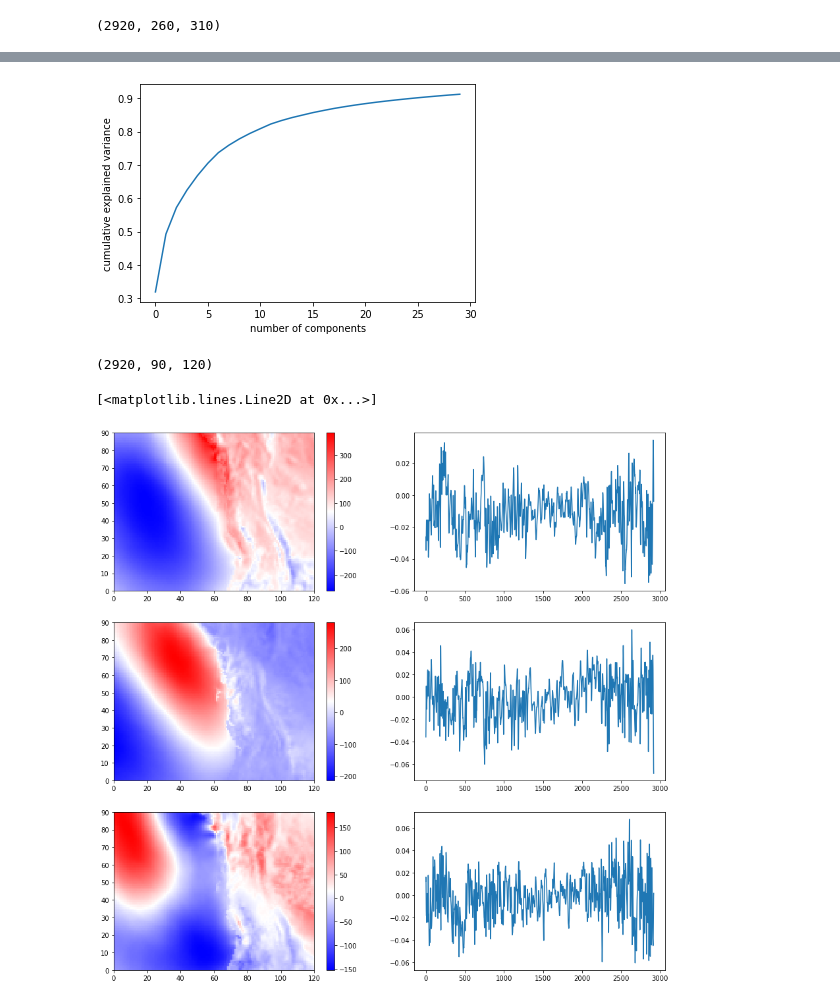
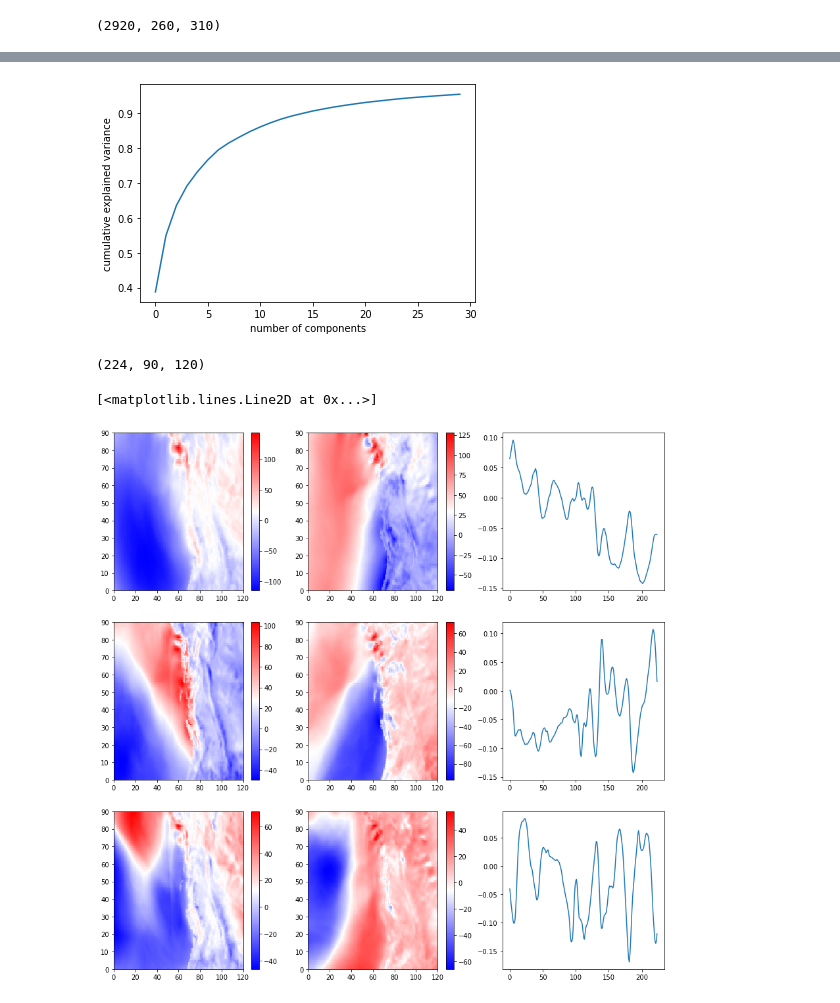
Before and after one commit to UBC-MOAD/analysis-armaan, a Jupyter notebook: notebooks/windPCA2.ipynb, the cells around one changed output, grey strips where cells are left out. Drawn from its saved outputs; the diff is of its cells as text; code cells hidden in the pictures.

```diff
--- a/notebooks/windPCA2.ipynb
+++ b/notebooks/windPCA2.ipynb
@@ -19,15 +35,15 @@ d2 = xr.open_dataset(p2)
 # %%
+##A = d1['uas'][247:471, 130:220, 0:120]
+B = d2['vas'][247:471, 130:220, 0:120]
 A = d1['uas'][:, :, :]
-B = d2['vas'][:, :, :]
 
 print(A.shape)
 # %% [output]
 (2920, 260, 310)
 # %%
-A = d1['uas'][:, 130:220, 0:120]
 #plots of original data at two timestamps
 fig, axs = plt.subplots(1, 2, figsize=(10, 5))
 A[0].plot(ax=axs[0])
-d1.uas[0].plot(ax=axs[1])
+B[0].plot(ax=axs[1])
 fig.tight_layout()
 # %% [output]
@@ -58,48 +74,57 @@ def reverse(arr, arr_orig):
 # %%
 A_mat = transform(A)
 B_mat = transform(B)
+C_mat = np.concatenate((A_mat,B_mat), axis=0)
 
 ##conducting PCA analysis on combined data matrix
 pca = PCA(n_components = 10) ##adjust the number of principle conponents to be calculated
-PCs = pca.fit_transform(A_mat)
+PCs = pca.fit_transform(C_mat)
 eigvecs = pca.components_
 fracVar = pca.explained_variance_ratio_
 
 ##reconstructing data using the chosen number of principle conponents
-A_temp = pca.inverse_transform(pca.transform(A_mat))
-A_new = reverse(A_temp, A)
+C_new = pca.inverse_transform(pca.transform(C_mat))
+split = int( C_new.shape[0]/2 )
+A_new = reverse(C_new[:split,:], A) ##reconstructing u_winds from 10 PCs
+B_new = reverse(C_new[split:,:], B) ##reconstructing v_winds from 10 PCs
 # %%
 ##graphing percentage of original data represented by the first n principle conponents
 
 pcaG = PCA(n_components = 30) ##Number of principle conponents to show
-PCsG = pcaG.fit_transform(A_mat)
+PCsG = pcaG.fit_transform(C_mat)
 plt.plot(np.cumsum(pcaG.explained_variance_ratio_))
 plt.xlabel('number of components')
 plt.ylabel('cumulative explained variance');
 # %% [output]
-[figure, old version]
+[figure, new version]
 # %%
 print(A.shape)
 # %% [output]
-(2920, 90, 120)
+(224, 90, 120)
 # %%
-#displaying first 3 principle conponents  and time-loading
-fig, ax = plt.subplots(3, 2, figsize=(15, 15))
-mode0 = PCs[:,0].reshape(A.shape[1], A.shape[2])
-mode1 = PCs[:,1].reshape(A.shape[1], A.shape[2])
-mode2 = PCs[:,2].reshape(A.shape[1], A.shape[2])
-
-colors = ax[0, 0].pcolormesh(mode0, cmap = 'bwr')
+#displaying first 3 principle conponents (showing u_winds) and time-loading
+fig, ax = plt.subplots(3, 3, figsize=(15, 15))
+mode0_u = PCs[:split, 0].reshape(A.shape[1], A.shape[2])
+mode1_u = PCs[:split, 1].reshape(A.shape[1], A.shape[2])
+mode2_u = PCs[:split, 2].reshape(A.shape[1], A.shape[2])
+mode0_v = PCs[split:, 0].reshape(B.shape[1], B.shape[2])
+mode1_v = PCs[split:, 1].reshape(B.shape[1], B.shape[2])
+mode2_v = PCs[split:, 2].reshape(B.shape[1], B.shape[2])
+colors = ax[0, 0].pcolormesh(mode0_u, cmap = 'bwr')
 fig.colorbar(colors, ax = ax[0,0])
-ax[0, 1].plot(eigvecs[0])
-
-colors = ax[1, 0].pcolormesh(mode1, cmap = 'bwr')
+colors = ax[0, 1].pcolormesh(mode0_v, cmap = 'bwr')
+fig.colorbar(colors, ax = ax[0,1])
+ax[0, 2].plot(eigvecs[0])
+colors = ax[1, 0].pcolormesh(mode1_u, cmap = 'bwr')
 fig.colorbar(colors, ax = ax[1,0])
-ax[1, 1].plot(eigvecs[1])
-
-colors = ax[2, 0].pcolormesh(mode2, cmap = 'bwr')
+colors = ax[1, 1].pcolormesh(mode1_v, cmap = 'bwr')
+fig.colorbar(colors, ax = ax[1,1])
+ax[1, 2].plot(eigvecs[1])
+colors = ax[2, 0].pcolormesh(mode2_u, cmap = 'bwr')
 fig.colorbar(colors, ax = ax[2,0])
-ax[2, 1].plot(eigvecs[2])
+colors = ax[2, 1].pcolormesh(mode2_v, cmap = 'bwr')
+fig.colorbar(colors, ax = ax[2,1])
+ax[2, 2].plot(eigvecs[2])
 # %% [output]
 [<matplotlib.lines.Line2D at 0x...>]
-[figure, old version]
+[figure, new version]
```
Also changed, not shown: parts of 2 cells of this notebook.
